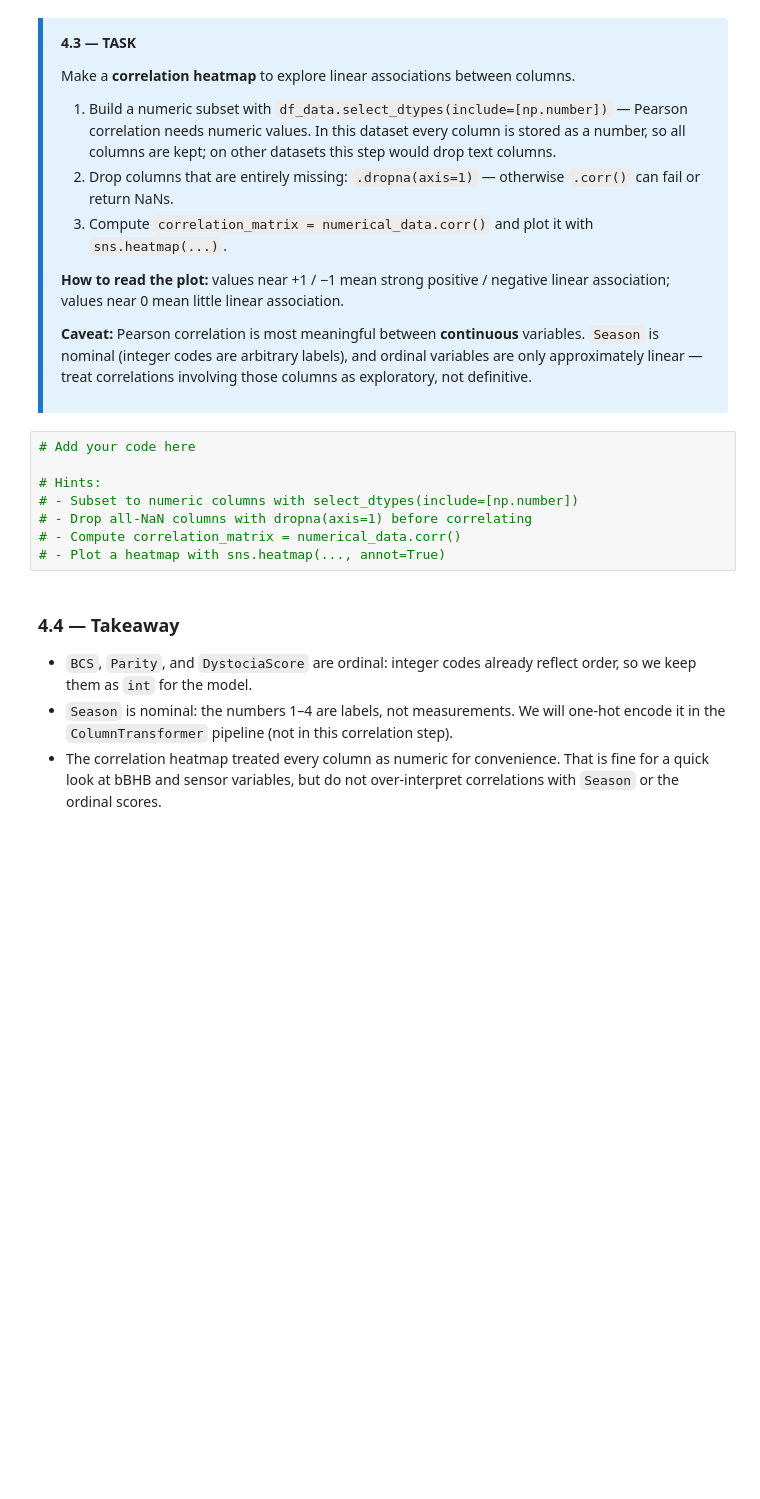
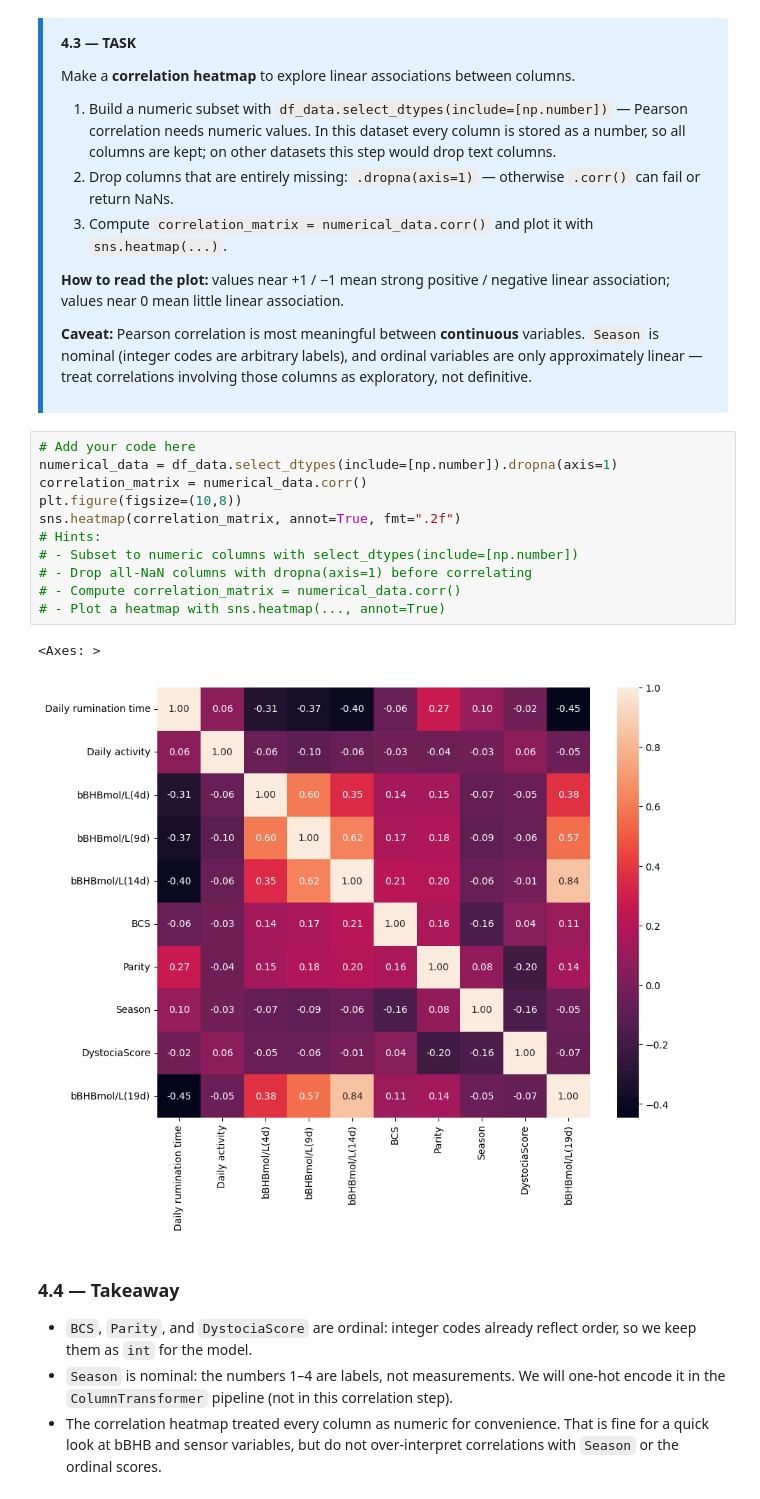
Before and after one commit to niels-ilmer/ai4as_pitfalls_in_machine_learning_2026, a Jupyter notebook: notebooks_code/class_01_exercise.ipynb, the cells around one changed output. Saved outputs shown, nothing was run; the diff lists cells and outputs as text; blank space fills up the shorter version.

```diff
--- a/notebooks_code/class_01_exercise.ipynb
+++ b/notebooks_code/class_01_exercise.ipynb
@@ -267,12 +332,18 @@ Make a **correlation heatmap** to explore linear associations between columns.
 </div>
 # %%
 # Add your code here
-
+numerical_data = df_data.select_dtypes(include=[np.number]).dropna(axis=1)
+correlation_matrix = numerical_data.corr()
+plt.figure(figsize=(10,8))
+sns.heatmap(correlation_matrix, annot=True, fmt=".2f")
 # Hints:
 # - Subset to numeric columns with select_dtypes(include=[np.number])
 # - Drop all-NaN columns with dropna(axis=1) before correlating
 # - Compute correlation_matrix = numerical_data.corr()
 # - Plot a heatmap with sns.heatmap(..., annot=True)
+# %% [output]
+<Axes: >
+[figure, added]
 # %% [markdown]
 ### 4.4 — Takeaway
 
```
Also changed, not shown: parts of 7 cells of this notebook.
